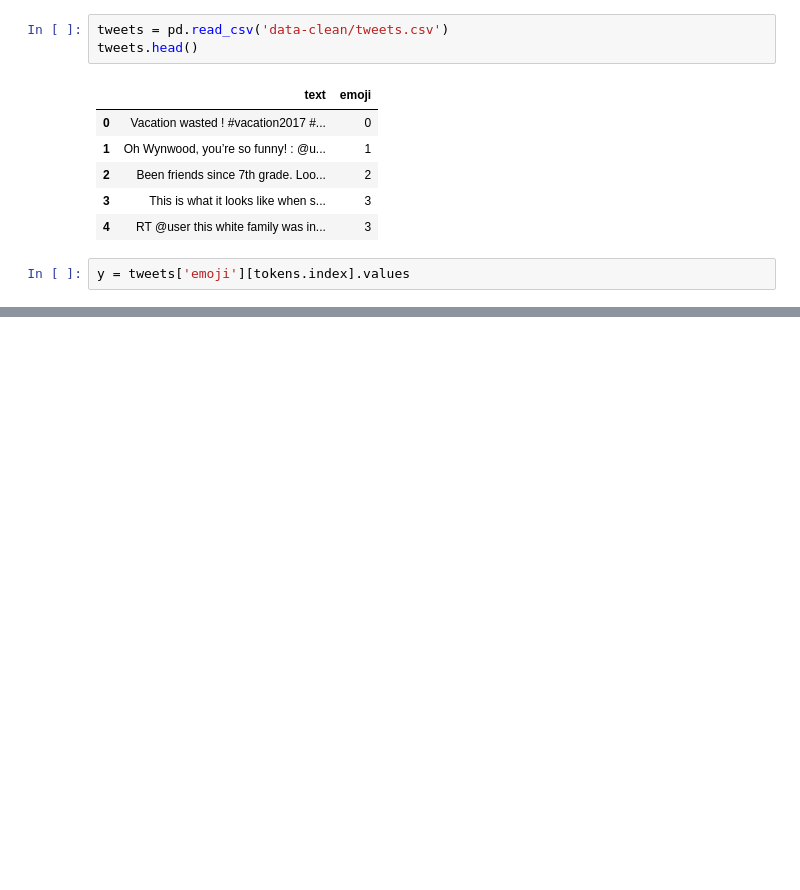
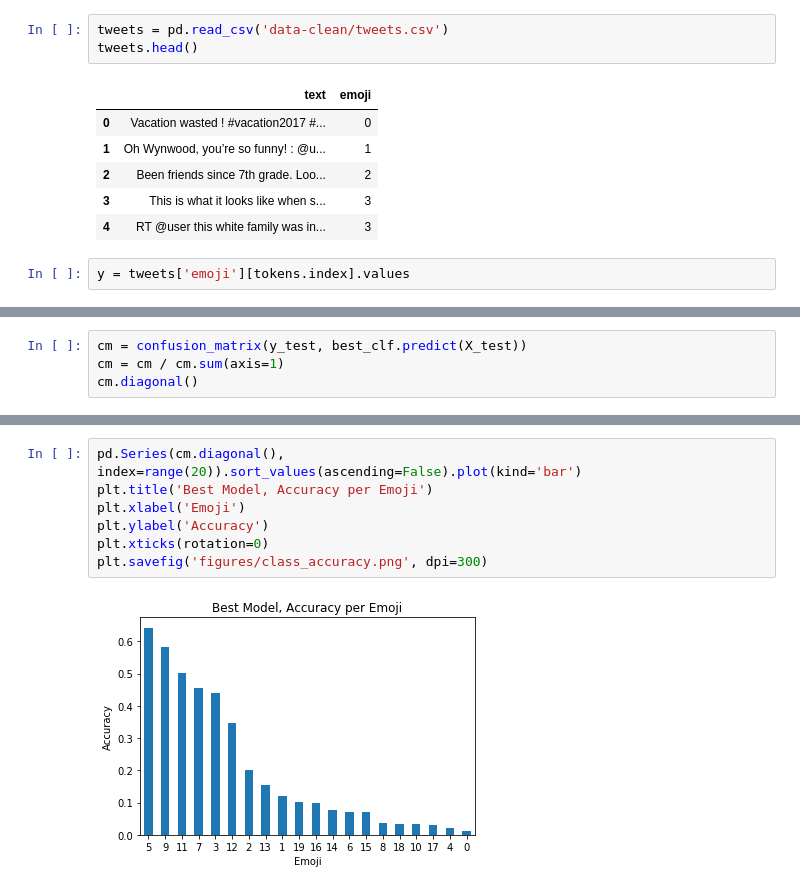
Before and after one commit to toast22a/intrnlp-mco, a Jupyter notebook: MODEL.ipynb, the cells around one changed output, grey strips where cells are left out. Saved outputs shown, nothing was run; the diff lists cells and outputs as text; blank space fills up the shorter version.

```diff
--- a/MODEL.ipynb
+++ b/MODEL.ipynb
@@ -237,0 +247,4 @@ sns.heatmap(confusion_matrix(y_test, best_clf.predict(X_test)))
+# %%
+cm = confusion_matrix(y_test, best_clf.predict(X_test))
+cm = cm / cm.sum(axis=1)
+cm.diagonal()
@@ -237,0 +276,9 @@ sns.heatmap(confusion_matrix(y_test, best_clf.predict(X_test)))
+# %%
+pd.Series(cm.diagonal(), index=range(20)).sort_values(ascending=False).plot(kind='bar')
+plt.title('Best Model, Accuracy per Emoji')
+plt.xlabel('Emoji')
+plt.ylabel('Accuracy')
+plt.xticks(rotation=0)
+plt.savefig('figures/class_accuracy.png', dpi=300)
+# %% [output]
+[figure, added]
```
Also changed, not shown: parts of 36 cells of this notebook, 1 other file.
